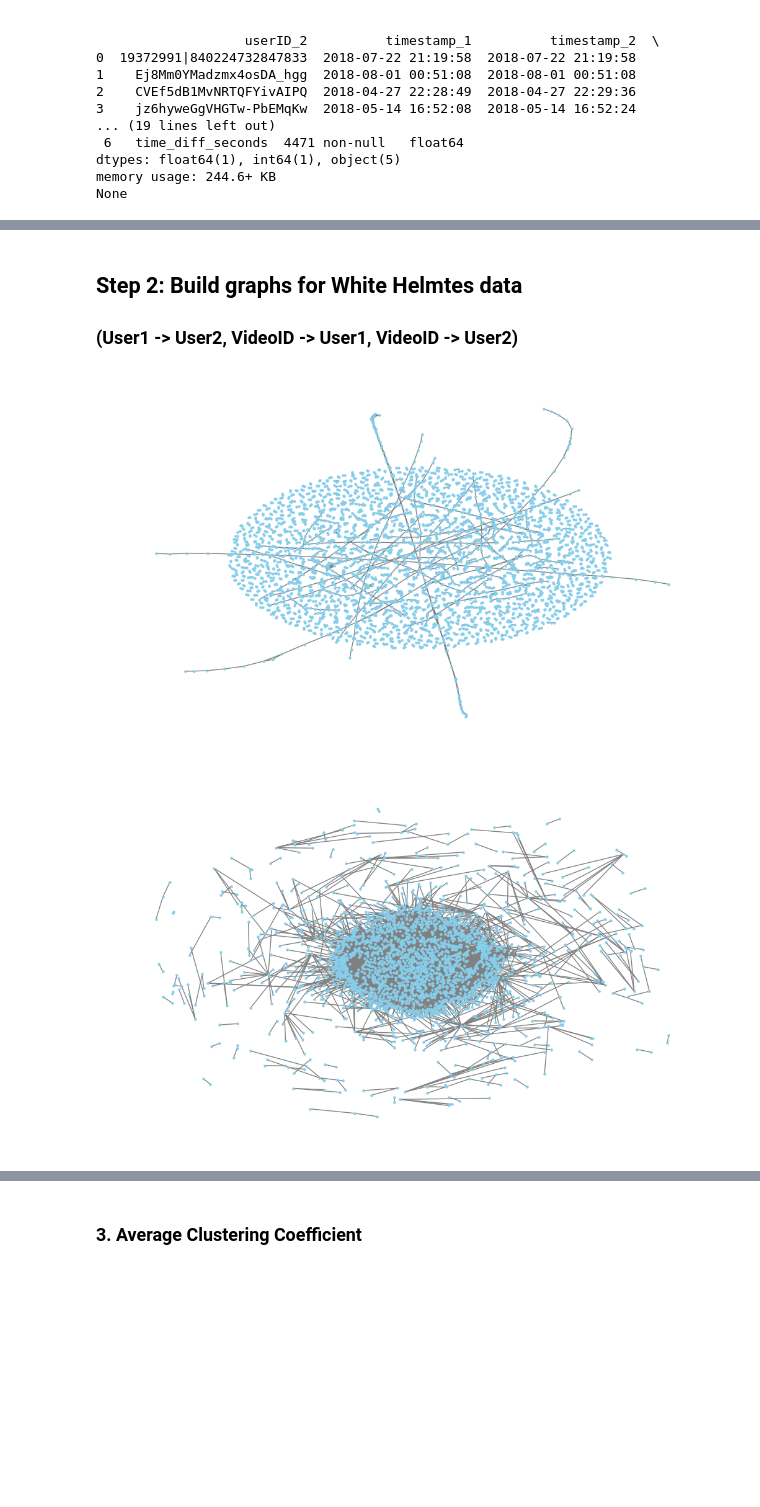
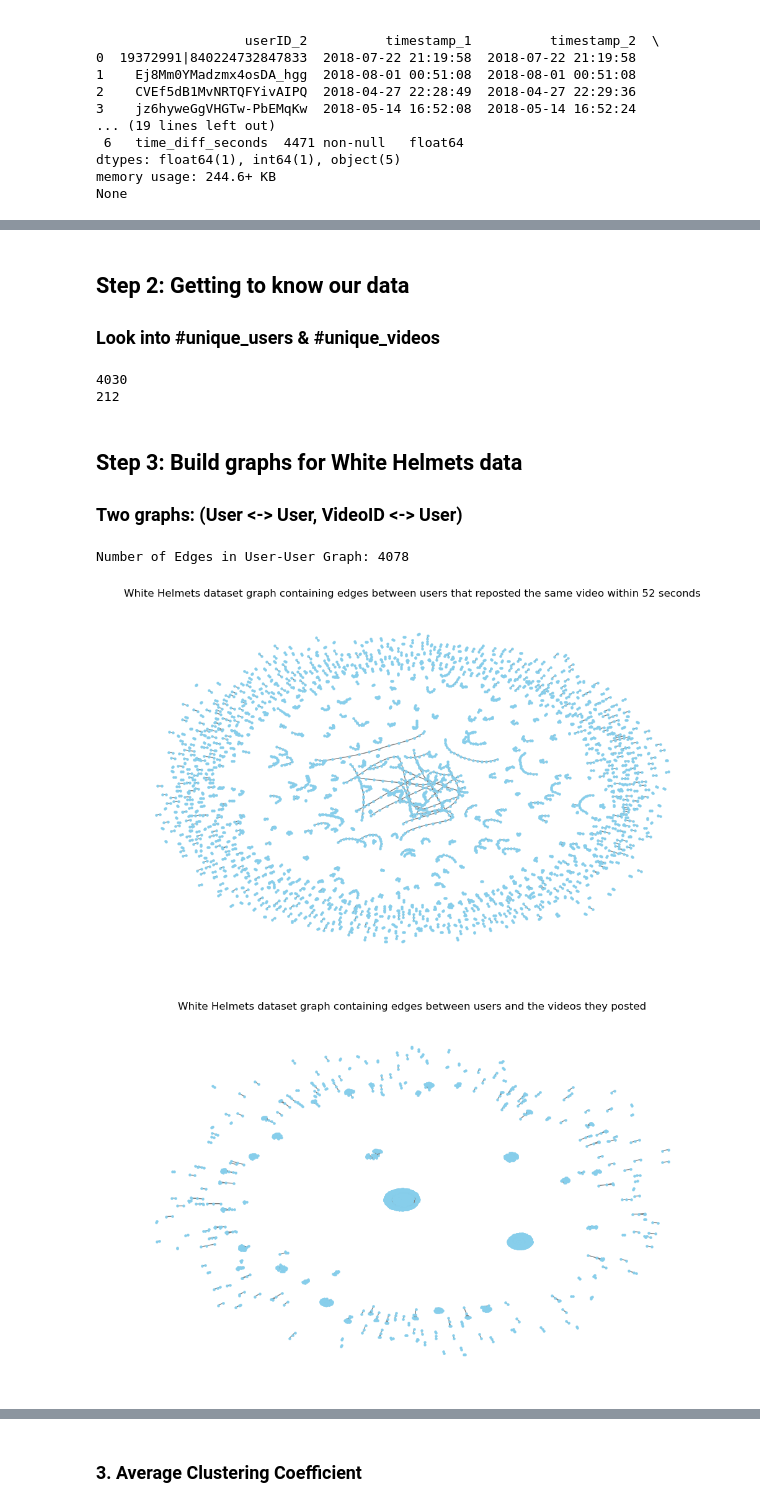
Before and after one commit to DanielQuiram-UM/Network_Science_Assignment_1, a Jupyter notebook: WS.ipynb, the cells around one changed output, grey strips where cells are left out. Saved outputs shown, nothing was run; the diff lists cells and outputs as text; code cells hidden in the pictures; blank space fills up the shorter version.

```diff
--- a/WS.ipynb
+++ b/WS.ipynb
@@ -39,5 +34,5 @@ import numpy as np
 # %%
-df = pd.read_csv(r'pairwise_52seconds_share.csv')
+df = pd.read_csv('pairwise_52seconds_share.csv')
 print(df.head())
 print(df.info())
 # %% [output]
@@ -59,6 +54,9 @@ dtypes: float64(1), int64(1), object(5)
 memory usage: 244.6+ KB
 None
 # %%
+#Rename column with missing title in csv:
+df.rename(columns={'Unnamed: 0': 'edgeID'}, inplace=True)
+
 # Check for missing values
 print("\nMissing Values per column")
 print(df.isnull().sum())
@@ -110,41 +108,67 @@ dtypes: float64(1), int64(1), object(5)
 memory usage: 257.9+ KB
 None
 # %% [markdown]
-## Step 2: Build graphs for White Helmtes data
-### (User1 -> User2, VideoID -> User1, VideoID -> User2)
+## Step 2: Getting to know our data
+### Look into #unique_users & #unique_videos
+# %%
+#Get the unique number of users in the dataset
+find_unique_users = pd.unique(df[['userID_1', 'userID_2']].values.ravel())
+unique_users = len(find_unique_users)
+print(unique_users)
+
+#Get the number of unique videos posted
+unique_videos = len(df['videoID'].unique())
+print(unique_videos)
+# %% [output]
+4030
+212
+# %% [markdown]
+## Step 3: Build graphs for White Helmets data
+### Two graphs: (User <-> User, VideoID <-> User)
 # %%
-# Build User-User Graph
+# Build weighted User-User Graph
 
-User_graph = nx.Graph()
+edge_weights = (
+    df.groupby(['userID_1', 'userID_2'])
+    .size()
+    .reset_index(name='weight')
+)
+
 User_graph = nx.from_pandas_edgelist( # Creating an edgelist from the dataframe
-    df,
+    edge_weights,
     source='userID_1', # Undirected network. Edges between users
     target='userID_2',
-    edge_attr=['videoID', 'time_diff_seconds'],
+    edge_attr='weight',
     create_using=nx.Graph()
 )
 
+UserGraph_n_edges = User_graph.number_of_edges()
+print(f"Number of Edges in User-User Graph:", UserGraph_n_edges)
+
 plt.figure(figsize=(10, 6))
 nx.draw(User_graph, with_labels=False, node_color='skyblue', edge_color='gray', node_size=5)
+plt.title('White Helmets dataset graph containing edges between users that reposted the same video within 52 seconds')
 plt.show()
 # %% [output]
+Number of Edges in User-User Graph: 4078
-[figure, old version]
+[figure, new version]
 # %%
 # Build VideoID-User1 Graph
 edge_weights = df.groupby(['videoID', 'userID_1']).size().reset_index(name='weight')
 
 # Create the graph with the 'weight' attribute
 VideoID_User1_graph = nx.from_pandas_edgelist(
     edge_weights,
     source='videoID',
     target='userID_1',
     edge_attr='weight',
     create_using=nx.Graph()
 )
 
 plt.figure(figsize=(10, 6))
 nx.draw(VideoID_User1_graph, with_labels=False, node_color='skyblue', edge_color='gray', node_size=5)
+plt.title('White Helmets dataset graph containing edges between users and the videos they posted')
 plt.show()
 # %% [output]
-[figure, old version]
+[figure, new version]
 # %%
```
Also changed, not shown: parts of 31 cells of this notebook.
